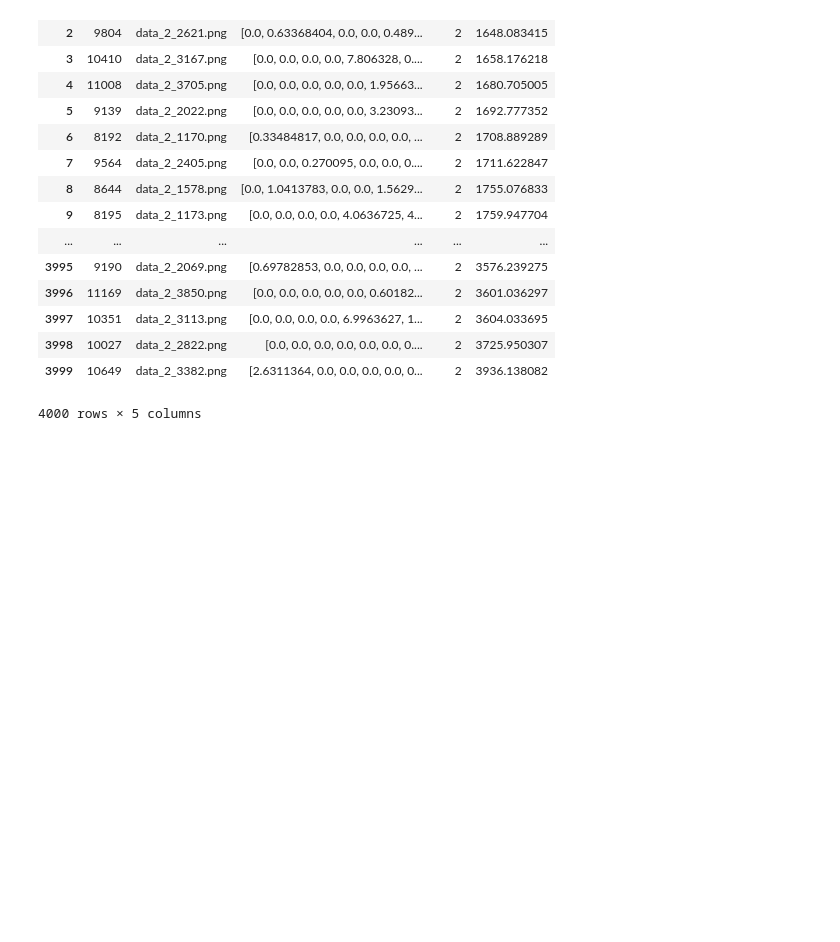
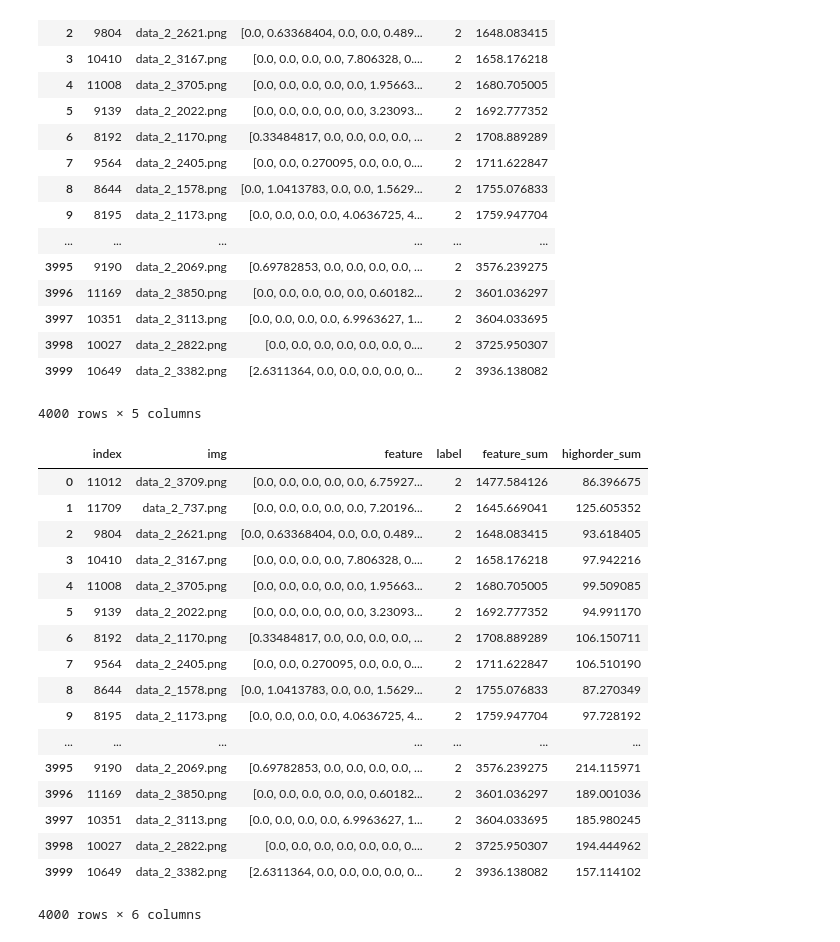
Before and after one commit to takitaki7474/mlse-research, a Jupyter notebook: analysis_feature.ipynb, the cells around one changed output. Saved outputs shown, nothing was run; the diff lists cells and outputs as text; code cells hidden in the pictures; blank space fills up the shorter version.

```diff
--- a/analysis_feature.ipynb
+++ b/analysis_feature.ipynb
@@ -222,3 +222,30 @@ df2
 | 3998 | 10027 | data_2_2822.png | [0.0, 0.0, 0.0, 0.0, 0.0, 0.0, 0.... | 2 | 3725.950307 |
 | 3999 | 10649 | data_2_3382.png | [2.6311364, 0.0, 0.0, 0.0, 0.0, 0... | 2 | 3936.138082 |
 4000 rows × 5 columns
+# %%
+df_test = df2
+highorder_sum = []
+for i in df_test["feature"]:
+    sorted_feature = sorted(i,reverse=True)
+    highorder_sum.append(sum(sorted_feature[:10]))
+df2["highorder_sum"] = highorder_sum
+df2
+# %% [output]
+|  | index | img | feature | label | feature_sum | highorder_sum |
+| 0 | 11012 | data_2_3709.png | [0.0, 0.0, 0.0, 0.0, 0.0, 6.75927... | 2 | 1477.584126 | 86.396675 |
+| 1 | 11709 | data_2_737.png | [0.0, 0.0, 0.0, 0.0, 0.0, 7.20196... | 2 | 1645.669041 | 125.605352 |
+| 2 | 9804 | data_2_2621.png | [0.0, 0.63368404, 0.0, 0.0, 0.489... | 2 | 1648.083415 | 93.618405 |
+| 3 | 10410 | data_2_3167.png | [0.0, 0.0, 0.0, 0.0, 7.806328, 0.... | 2 | 1658.176218 | 97.942216 |
+| 4 | 11008 | data_2_3705.png | [0.0, 0.0, 0.0, 0.0, 0.0, 1.95663... | 2 | 1680.705005 | 99.509085 |
+| 5 | 9139 | data_2_2022.png | [0.0, 0.0, 0.0, 0.0, 0.0, 3.23093... | 2 | 1692.777352 | 94.991170 |
+| 6 | 8192 | data_2_1170.png | [0.33484817, 0.0, 0.0, 0.0, 0.0, ... | 2 | 1708.889289 | 106.150711 |
+| 7 | 9564 | data_2_2405.png | [0.0, 0.0, 0.270095, 0.0, 0.0, 0.... | 2 | 1711.622847 | 106.510190 |
+| 8 | 8644 | data_2_1578.png | [0.0, 1.0413783, 0.0, 0.0, 1.5629... | 2 | 1755.076833 | 87.270349 |
+| 9 | 8195 | data_2_1173.png | [0.0, 0.0, 0.0, 0.0, 4.0636725, 4... | 2 | 1759.947704 | 97.728192 |
+| ... | ... | ... | ... | ... | ... | ... |
+| 3995 | 9190 | data_2_2069.png | [0.69782853, 0.0, 0.0, 0.0, 0.0, ... | 2 | 3576.239275 | 214.115971 |
+| 3996 | 11169 | data_2_3850.png | [0.0, 0.0, 0.0, 0.0, 0.0, 0.60182... | 2 | 3601.036297 | 189.001036 |
+| 3997 | 10351 | data_2_3113.png | [0.0, 0.0, 0.0, 0.0, 6.9963627, 1... | 2 | 3604.033695 | 185.980245 |
+| 3998 | 10027 | data_2_2822.png | [0.0, 0.0, 0.0, 0.0, 0.0, 0.0, 0.... | 2 | 3725.950307 | 194.444962 |
+| 3999 | 10649 | data_2_3382.png | [2.6311364, 0.0, 0.0, 0.0, 0.0, 0... | 2 | 3936.138082 | 157.114102 |
+4000 rows × 6 columns
```
Also changed, not shown: 1 other file.
